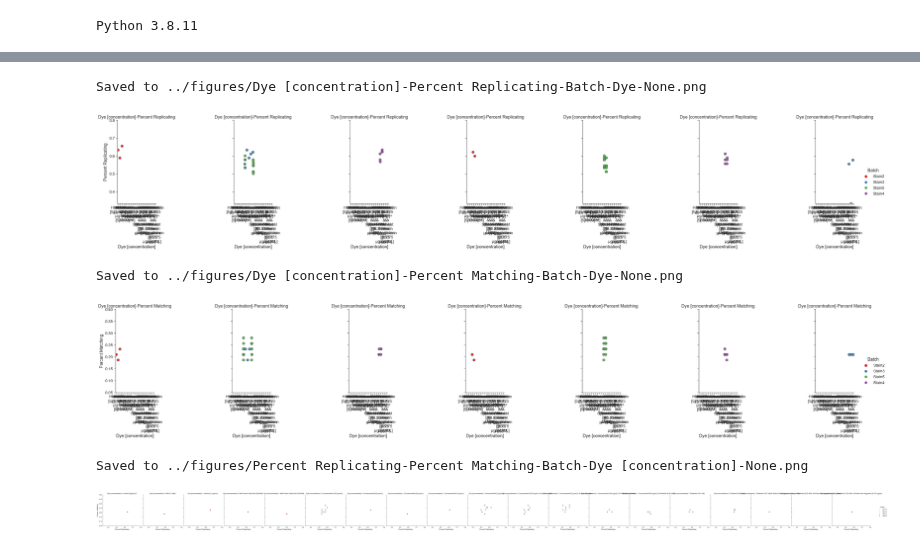
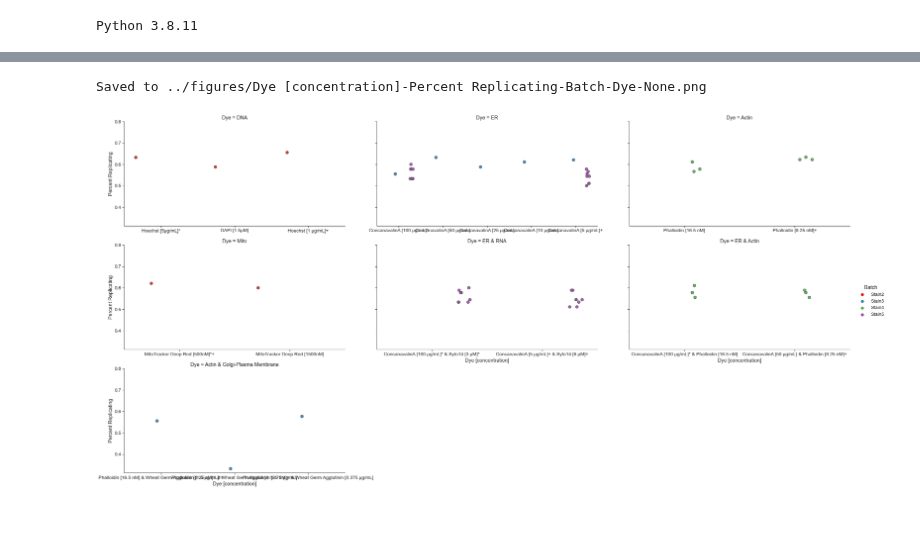
Before and after one commit to carpenter-singh-lab/2023_Cimini_NatureProtocols, a Jupyter notebook: notebooks/AssessStains.ipynb, the cells around one changed output, grey strips where cells are left out. Saved outputs shown, nothing was run; the diff lists cells and outputs as text; code cells hidden in the pictures; blank space fills up the shorter version.

```diff
--- a/notebooks/AssessStains.ipynb
+++ b/notebooks/AssessStains.ipynb
@@ -273,19 +273,9 @@ variable : 'Phalloidin [4.125 nM]+ & Wheat Germ Agglutinin [0.375 µg/mL]', 'Bat
 'Percent Matching' : calculate_percent_matching_MOA(
     '../profiles-pilots/profiles/2020_08_11_Stain3_Standard','BR00115128')}, ignore_index=True)
 # %%
-plot_simple_comparison(df=plate_df_individual,x=variable,y='Percent Replicating',hue='Batch',col='Dye',
-col_order = dyes_perturbed)
+variable = 'Dye [concentration]'
+plot_simple_comparison(df=plate_df_individual,x=variable,hue='Batch',hue_order=['Stain2','Stain3','Stain4','Stain5'],
+col='Dye',col_order = dyes_perturbed,col_wrap=3,aspect=2,sharex=False)
 # %% [output]
 Saved to ../figures/Dye [concentration]-Percent Replicating-Batch-Dye-None.png
-[figure, old version]
+[figure, new version]
-# %%
-plot_simple_comparison(df=plate_df_individual,x=variable,y='Percent Matching',hue='Batch',col='Dye',
-col_order = dyes_perturbed,ylim=[0.05,0.4])
-# %% [output]
-Saved to ../figures/Dye [concentration]-Percent Matching-Batch-Dye-None.png
-[figure, removed]
-# %%
-plot_two_comparisons(df=plate_df_individual,hue='Batch',col=variable)
-# %% [output]
-Saved to ../figures/Percent Replicating-Percent Matching-Batch-Dye [concentration]-None.png
-[figure, removed]
```
Also changed, not shown: parts of 10 cells of this notebook, 13 other files.
